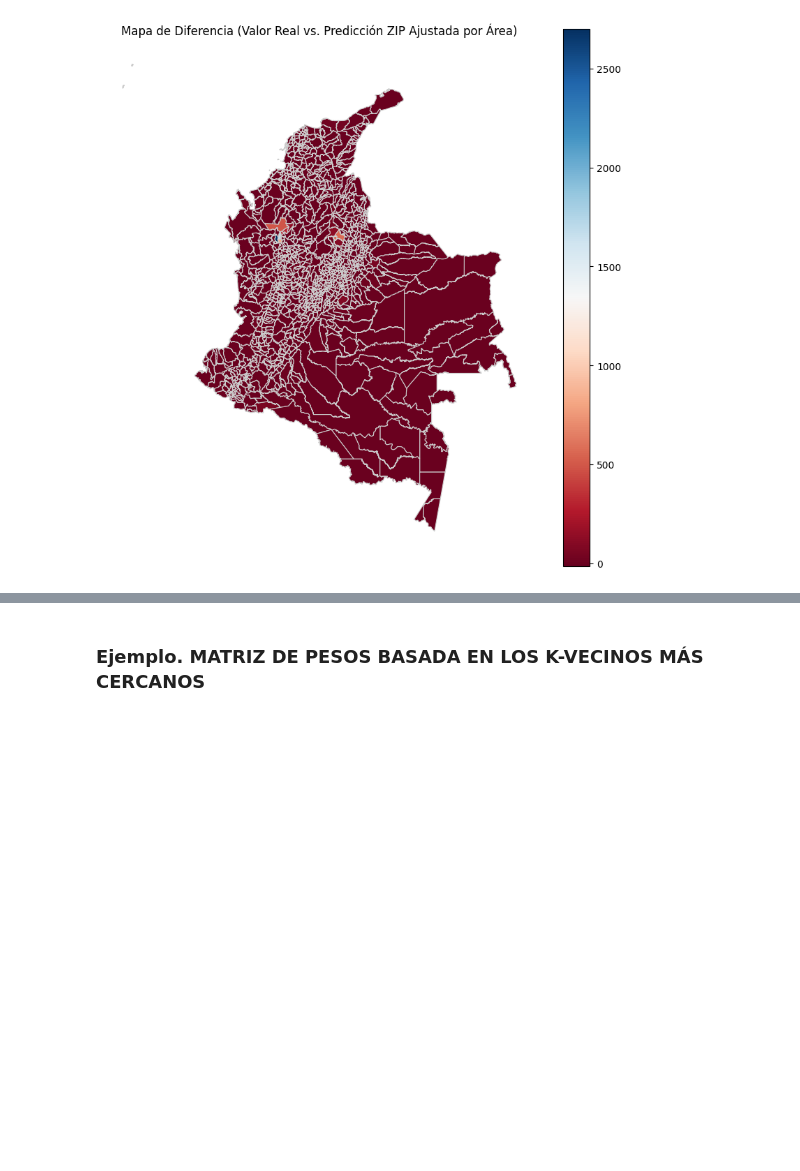
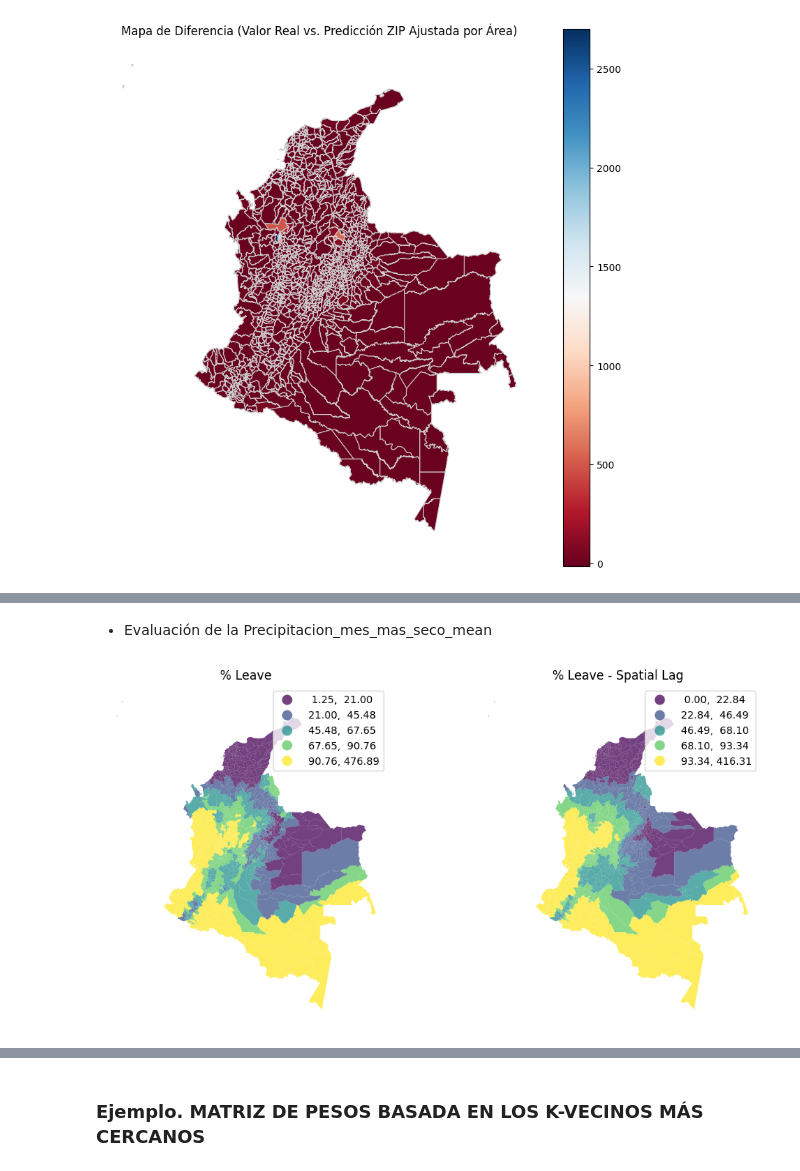
Before and after one commit to ValentinaCardona/GeoAnalysis_2025, a Jupyter notebook: Analysis_python_notebooks/ArealesAnalysis_Municipios.ipynb, the cells around one changed output, grey strips where cells are left out. Saved outputs shown, nothing was run; the diff lists cells and outputs as text; code cells hidden in the pictures; blank space fills up the shorter version.

Commit message:
SpatialRegression_Departamento

```diff
--- a/Analysis_python_notebooks/ArealesAnalysis_Municipios.ipynb
+++ b/Analysis_python_notebooks/ArealesAnalysis_Municipios.ipynb
@@ -462,0 +507,7 @@ plt.show()
+# %%
+# Create the spatial weights matrix
+w_queen = weights.Queen.from_dataframe(gdf)
+w_queen
+
+# Row standardize the matrix
+w_queen.transform = 'R'
@@ -462,0 +517,18 @@ plt.show()
+# %% [markdown]
+* Evaluación de la Precipitacion_mes_mas_seco_mean
+# %%
+gdf['w_Precipitacion_mes_mas_seco_mean'] = weights.lag_spatial(w_queen, gdf['Precipitacion_mes_mas_seco_mean'])
+
+gdf[['departamento', 'Precipitacion_mes_mas_seco_mean', 'w_Precipitacion_mes_mas_seco_mean']]
+
+f, axs = plt.subplots(1, 2, figsize=(12, 6))
+ax1, ax2 = axs
+gdf.plot(column='Precipitacion_mes_mas_seco_mean', cmap='viridis', scheme='quantiles',k=5, edgecolor='white', linewidth=0., alpha=0.75, legend=True, ax=ax1)
+ax1.set_axis_off()
+ax1.set_title("% Leave")
+gdf.plot(column='w_Precipitacion_mes_mas_seco_mean', cmap='viridis', scheme='quantiles',k=5, edgecolor='white', linewidth=0., alpha=0.75, legend=True, ax=ax2)
+ax2.set_axis_off()
+ax2.set_title("% Leave - Spatial Lag")
+plt.show()
+# %% [output]
+[figure, added]
```
Also changed, not shown: parts of 15 cells of this notebook, 1 other file.
